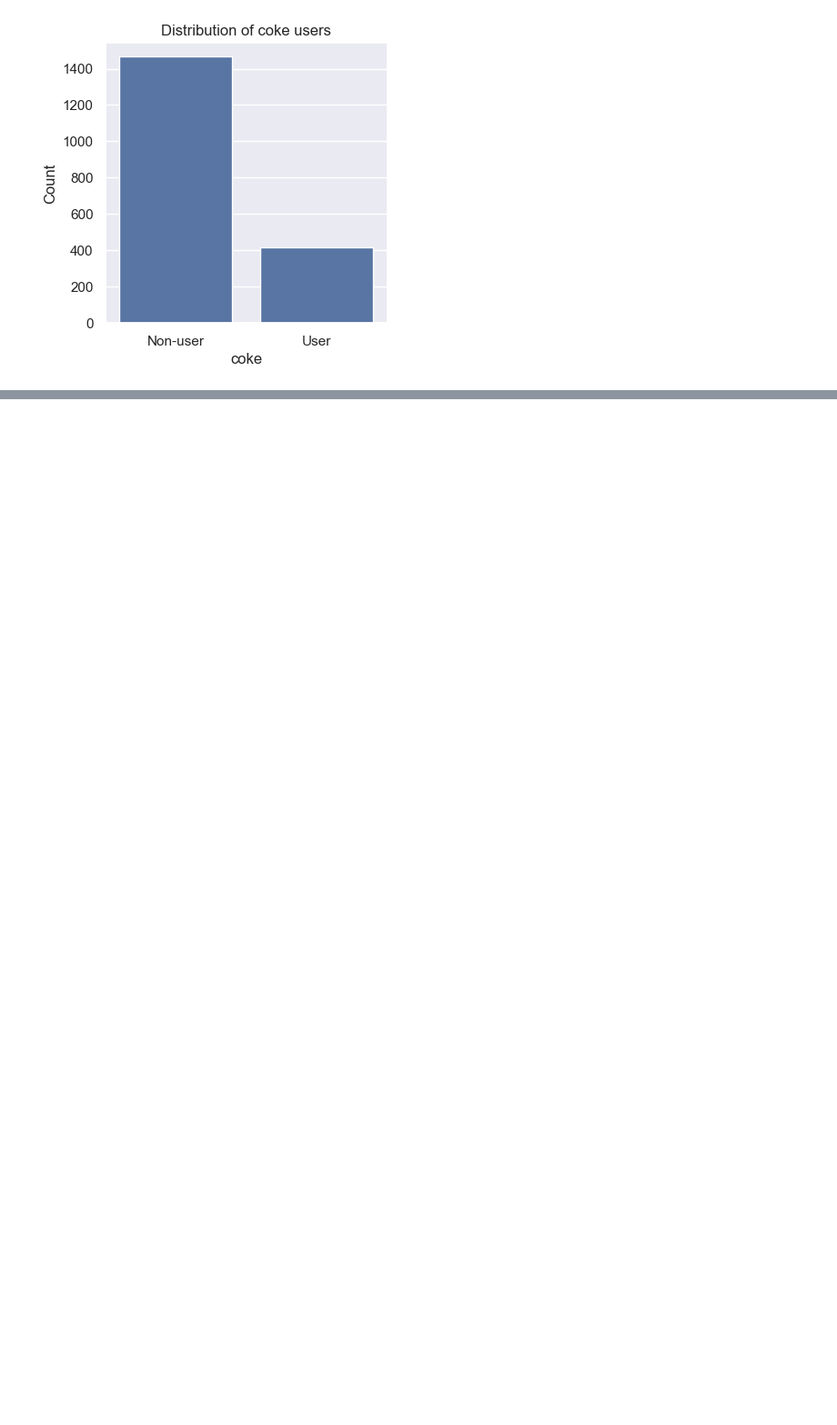
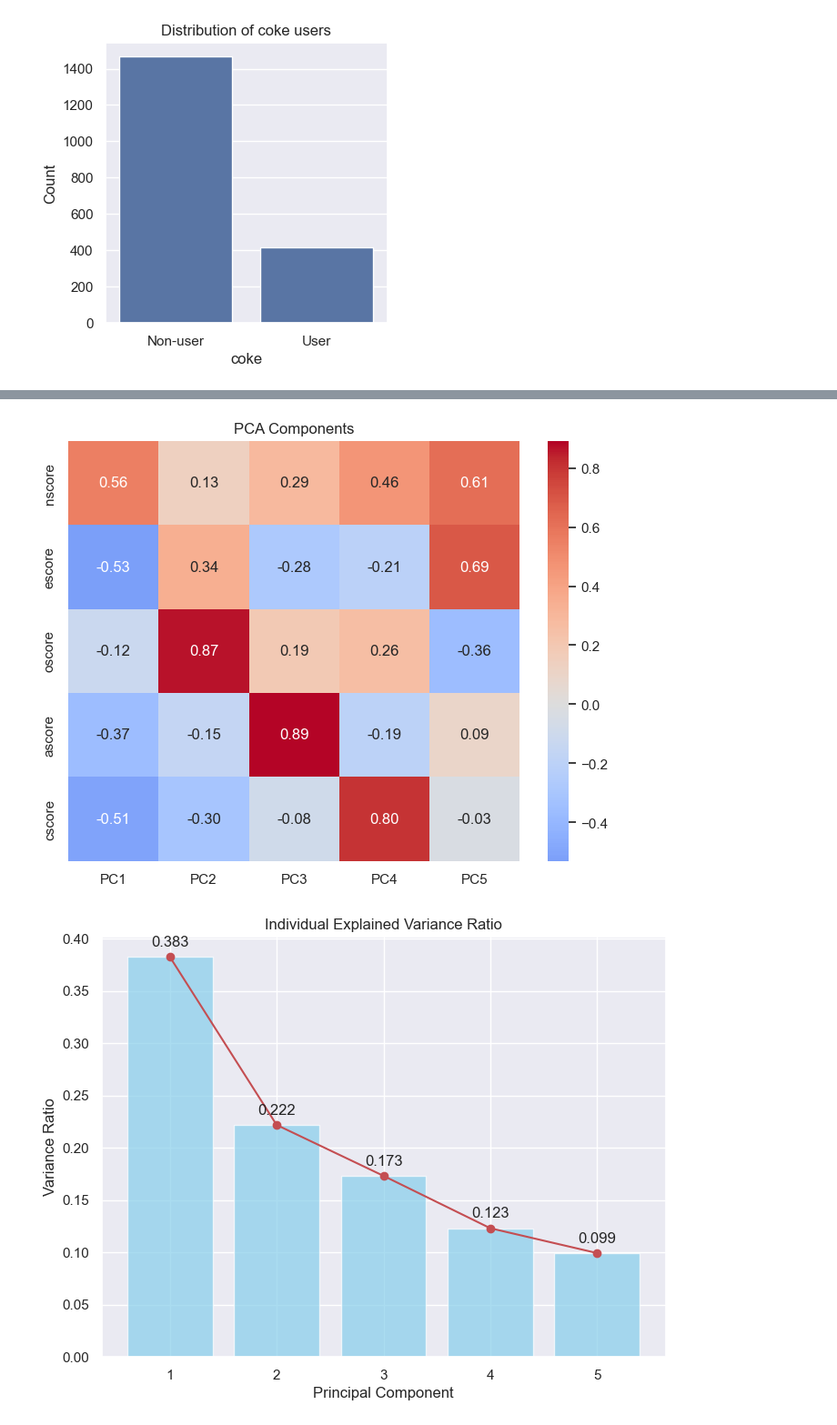
Before and after one commit to joshinsky/machine_learning_group35, a Jupyter notebook: Part1_Group35_Notebook.ipynb, the cells around one changed output, grey strips where cells are left out. Shown at 91% size. Cells and saved outputs as stored; diff of their text form; code cells hidden in the pictures; blank space fills up the shorter version.

Commit message:
did a better visualisation for the pca

```diff
--- a/Part1_Group35_Notebook.ipynb
+++ b/Part1_Group35_Notebook.ipynb
@@ -18,7 +18,7 @@ sns.set_theme(font_scale=1.)
 # %%
 #retrieve data from web source and inspect
 url = 'https://archive.ics.uci.edu/ml/machine-learning-databases/00373/drug_consumption.data'
-attr_url = 'https://raw.githubusercontent.com/joshinsky/machine_learning_group35/refs/heads/main/Attribute%20descriptions.txt?token=GHSAT0AAAAAADKEO67YN54DGU7FJE6LGFQ22GZAMHQ'
+attr_url = 'https://raw.githubusercontent.com/joshinsky/machine_learning_group35/refs/heads/main/Attribute%20descriptions.txt'
 
 attribute_names = pd.read_csv(attr_url, sep='\t', header=None, usecols=[0])[0].tolist()
 
@@ -291,0 +230,74 @@ plot_cannabis_pca(X_encoded, y)
+# %%
+#plotting the pca
+def plot_cannabis_pca(X, y):
+    pca, scores = run_pca_and_plot(X, y, "cannabis", "Cannabis")
+
+    # Heatmap
+    plt.figure(figsize=(8, 6))
+    loadings = pd.DataFrame(pca.components_.T,
+                           columns=[f"PC{i+1}" for i in range(5)],
+                           index=["nscore", "escore", "oscore", "ascore", "cscore"])
+    sns.heatmap(loadings, annot=True, cmap="coolwarm", center=0, fmt=".2f")
+    plt.title("PCA Components")
+    plt.show()
+
+    # Explained variance
+    plt.figure(figsize=(8, 6))
+    variance_ratio = pca.explained_variance_ratio_
+    plt.bar(range(1, 6), variance_ratio, color='skyblue', alpha=0.7)
+    plt.plot(range(1, 6), variance_ratio, 'ro-')
+    plt.title("Individual Explained Variance Ratio")
+    plt.xlabel("Principal Component")
+    plt.ylabel("Variance Ratio")
+    for i, v in enumerate(variance_ratio):
+        plt.text(i+1, v+0.01, f'{v:.3f}', ha='center')
+    plt.show()
+
+    # Cumulative variance
+    plt.figure(figsize=(8, 6))
+    cumulative_variance = np.cumsum(variance_ratio)
+    plt.plot(range(1, 6), cumulative_variance, 'go-', linewidth=2)
+    plt.fill_between(range(1, 6), cumulative_variance, alpha=0.3, color='green')
+    plt.ylim(0, 1.05)
+    plt.title("Cumulative Explained Variance")
+    plt.xlabel("Number of Components")
+    plt.ylabel("Cumulative Variance")
+    for i, v in enumerate(cumulative_variance):
+        plt.text(i+1, v+0.02, f'{v:.3f}', ha='center')
+    plt.show()
+
+    # Scatter plots - all PC combinations
+    fig, axes = plt.subplots(2, 3, figsize=(18, 12))
+    axes = axes.flatten()
+
+    pc_combinations = [("PC1", "PC2"), ("PC1", "PC3"), ("PC1", "PC4"),
+                       ("PC2", "PC3"), ("PC2", "PC4"), ("PC3", "PC4")]
+
+    for idx, (pc_x, pc_y) in enumerate(pc_combinations):
+        sns.scatterplot(data=scores, x=pc_x, y=pc_y, hue="target",
+                        palette={0: "red", 1: "blue"}, alpha=0.6, ax=axes[idx])
+        axes[idx].set_title(f"PCA Scatter Plot ({pc_x} vs {pc_y})\nCannabis Users vs Non-Users")
+        axes[idx].legend(title="Cannabis User", labels=["Non-user", "User"])
+
+    plt.tight_layout()
+    plt.show()
+
+    # Density plots - all PC combinations
+    fig, axes = plt.subplots(2, 3, figsize=(18, 12))
+    axes = axes.flatten()
+
+    for idx, (pc_x, pc_y) in enumerate(pc_combinations):
+        sns.kdeplot(data=scores, x=pc_x, y=pc_y, hue="target",
+                    fill=True, alpha=0.5, thresh=0.05,
+                    palette={0: "red", 1: "blue"}, ax=axes[idx])
+        axes[idx].set_title(f"PCA Density Plot ({pc_x} vs {pc_y})\nCannabis Users vs Non-Users")
+        axes[idx].legend(title="Cannabis User", labels=["Non-user", "User"])
+
+    plt.tight_layout()
+    plt.show()
+
+#run
+plot_cannabis_pca(X_encoded, y)
+# %% [output]
+[figure, added]
+[figure, added]
```
Also changed, not shown: parts of 2 cells of this notebook.
